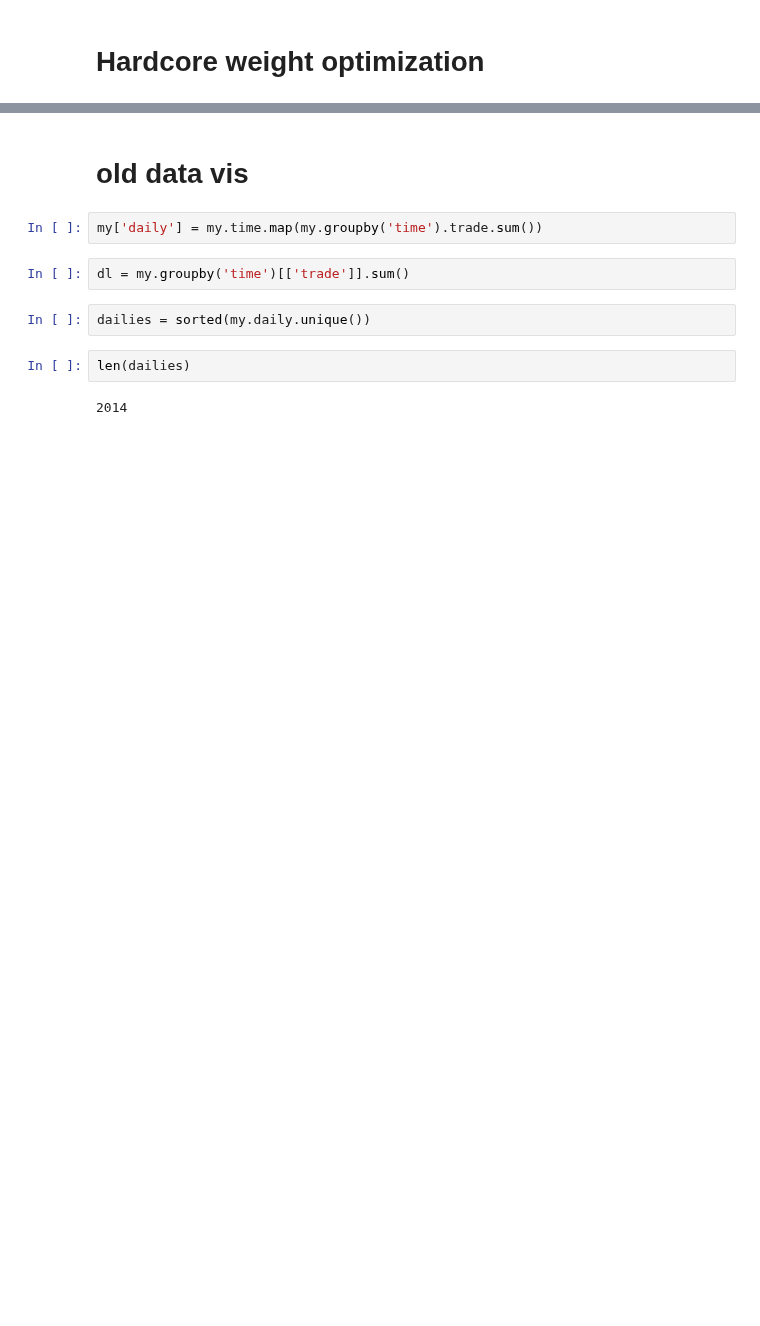
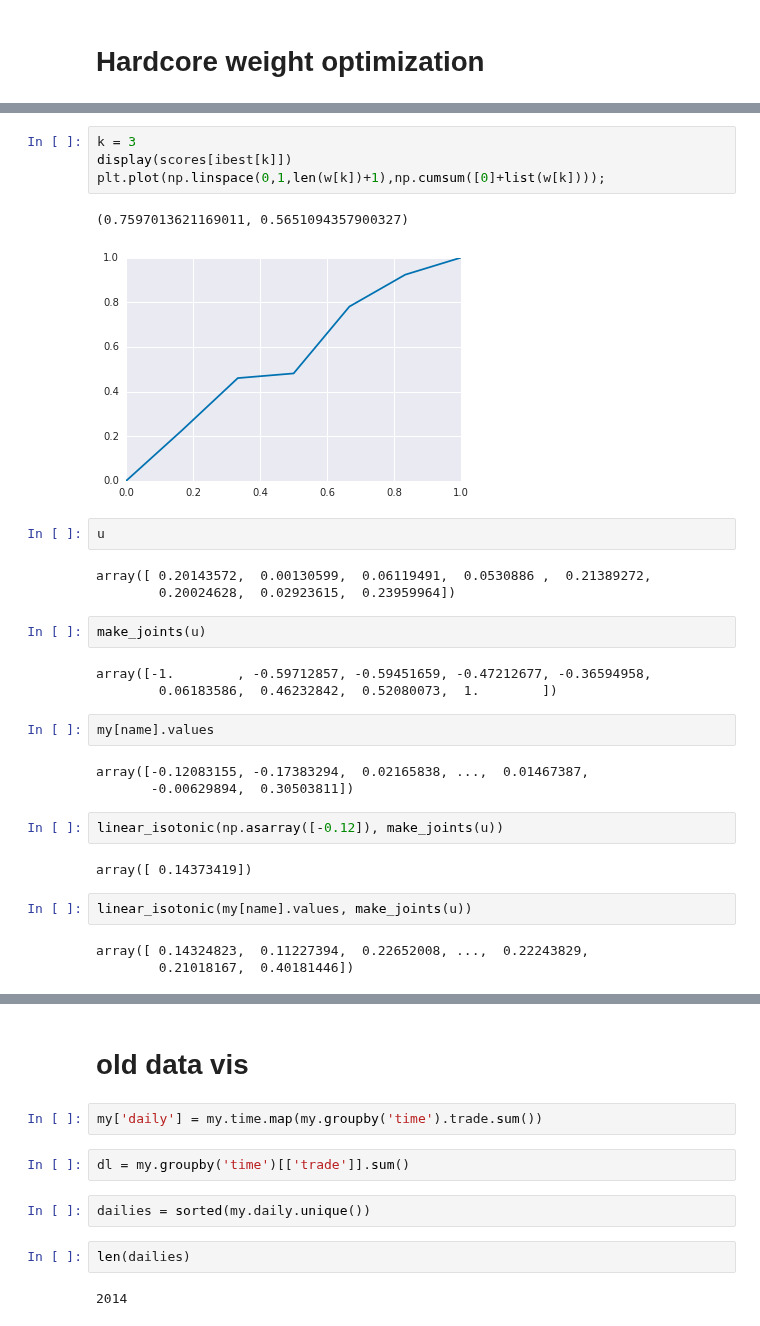
Before and after one commit to yumichael/two-sigma-financial-news, a Jupyter notebook: search/blend.ipynb, the cells around one changed output, grey strips where cells are left out. Drawn from its saved outputs; the diff is of its cells as text; blank space fills up the shorter version.

```diff
--- a/search/blend.ipynb
+++ b/search/blend.ipynb
@@ -326,2 +531,33 @@ mIKGCoverThreeMoreShort [0.6321793431177487, 0.5831457394608449]
+# %%
+k = 3
+display(scores[ibest[k]])
+plt.plot(np.linspace(0,1,len(w[k])+1),np.cumsum([0]+list(w[k])));
+# %% [output]
+(0.7597013621169011, 0.5651094357900327)
+[figure, added]
+# %%
+u
+# %% [output]
+array([ 0.20143572,  0.00130599,  0.06119491,  0.0530886 ,  0.21389272,
+        0.20024628,  0.02923615,  0.23959964])
+# %%
+make_joints(u)
+# %% [output]
+array([-1.        , -0.59712857, -0.59451659, -0.47212677, -0.36594958,
+        0.06183586,  0.46232842,  0.52080073,  1.        ])
+# %%
+my[name].values
+# %% [output]
+array([-0.12083155, -0.17383294,  0.02165838, ...,  0.01467387,
+       -0.00629894,  0.30503811])
+# %%
+linear_isotonic(np.asarray([-0.12]), make_joints(u))
+# %% [output]
+array([ 0.14373419])
+# %%
+linear_isotonic(my[name].values, make_joints(u))
+# %% [output]
+array([ 0.14324823,  0.11227394,  0.22652008, ...,  0.22243829,
+        0.21018167,  0.40181446])
 # %%
 check = []
```
Also changed, not shown: parts of 44 cells of this notebook.
